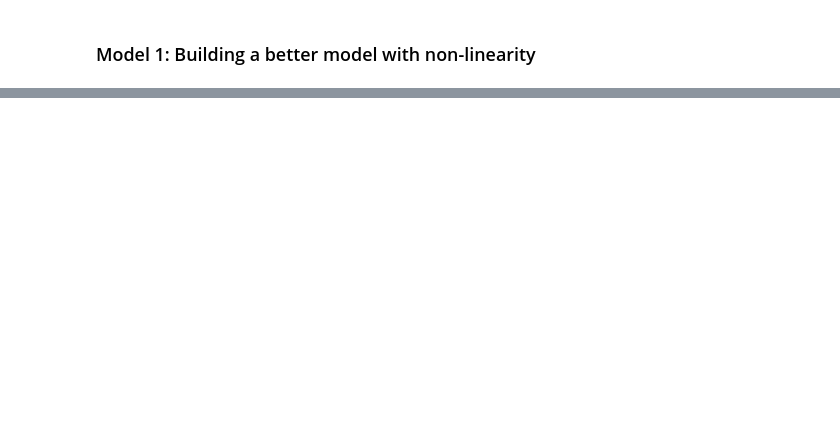
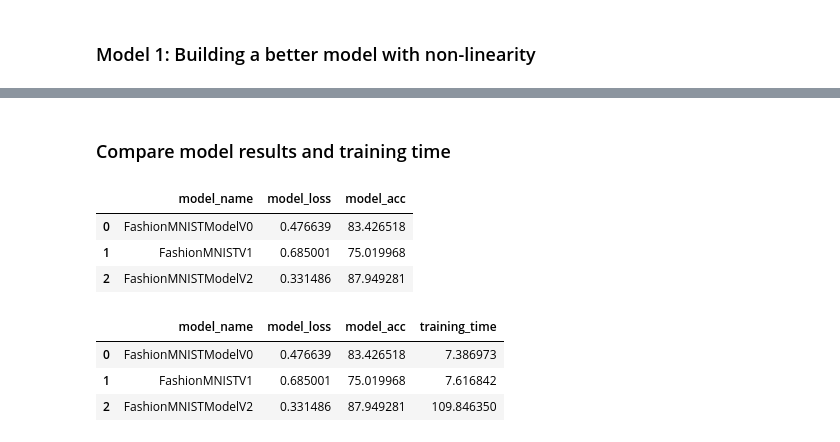
Before and after one commit to sherryuuer/MLANN, a Jupyter notebook: PyTorch/03_pytorch_cv.ipynb, the cells around one changed output, grey strips where cells are left out. Saved outputs shown, nothing was run; the diff lists cells and outputs as text; code cells hidden in the pictures; blank space fills up the shorter version.

```diff
--- a/PyTorch/03_pytorch_cv.ipynb
+++ b/PyTorch/03_pytorch_cv.ipynb
@@ -422,0 +549,8 @@ model_0_results
+# %%
+torch.manual_seed(42)
+model_1_results = eval_model(model=model_1,
+                             data_loader=test_dataloader,
+                             loss_fn=loss_fn,
+                             accuracy_fn=accuracy_fn,
+                             device=device)
+model_1_results
@@ -422,0 +795,9 @@ model_0_results
+# %%
+# get results
+model_2_results = eval_model(
+    model=model_2,
+    data_loader=test_dataloader,
+    loss_fn=loss_fn,
+    accuracy_fn=accuracy_fn
+)
+model_2_results
@@ -422,0 +853,21 @@ model_0_results
+# %% [markdown]
+### Compare model results and training time
+# %%
+import pandas as pd
+compare_results = pd.DataFrame([model_0_results, model_1_results, model_2_results])
+compare_results
+# %% [output]
+|  | model_name | model_loss | model_acc |
+| 0 | FashionMNISTModelV0 | 0.476639 | 83.426518 |
+| 1 | FashionMNISTV1 | 0.685001 | 75.019968 |
+| 2 | FashionMNISTModelV2 | 0.331486 | 87.949281 |
+# %%
+compare_results["training_time"] = [total_train_time_model_0,
+                                    total_train_time_model_1,
+                                    total_train_time_model_2]
+compare_results
+# %% [output]
+|  | model_name | model_loss | model_acc | training_time |
+| 0 | FashionMNISTModelV0 | 0.476639 | 83.426518 | 7.386973 |
+| 1 | FashionMNISTV1 | 0.685001 | 75.019968 | 7.616842 |
+| 2 | FashionMNISTModelV2 | 0.331486 | 87.949281 | 109.846350 |
```
Also changed, not shown: parts of 47 cells of this notebook.
